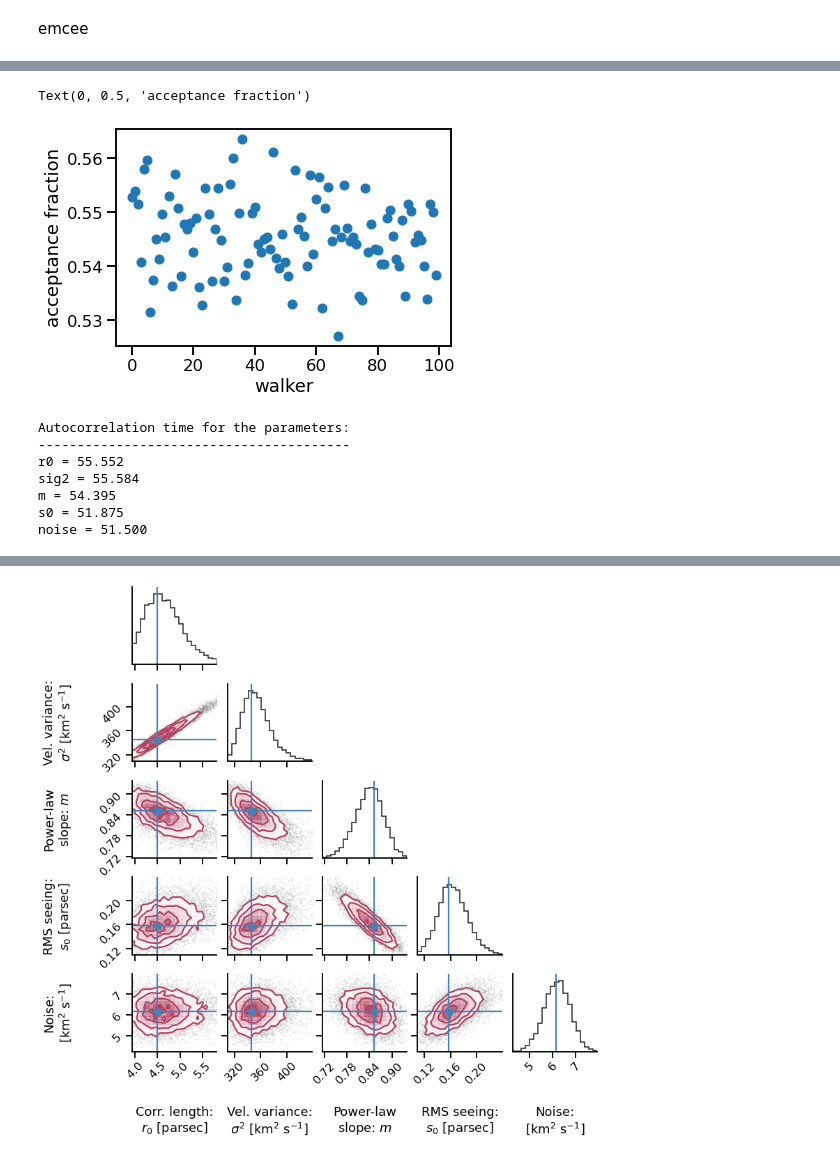
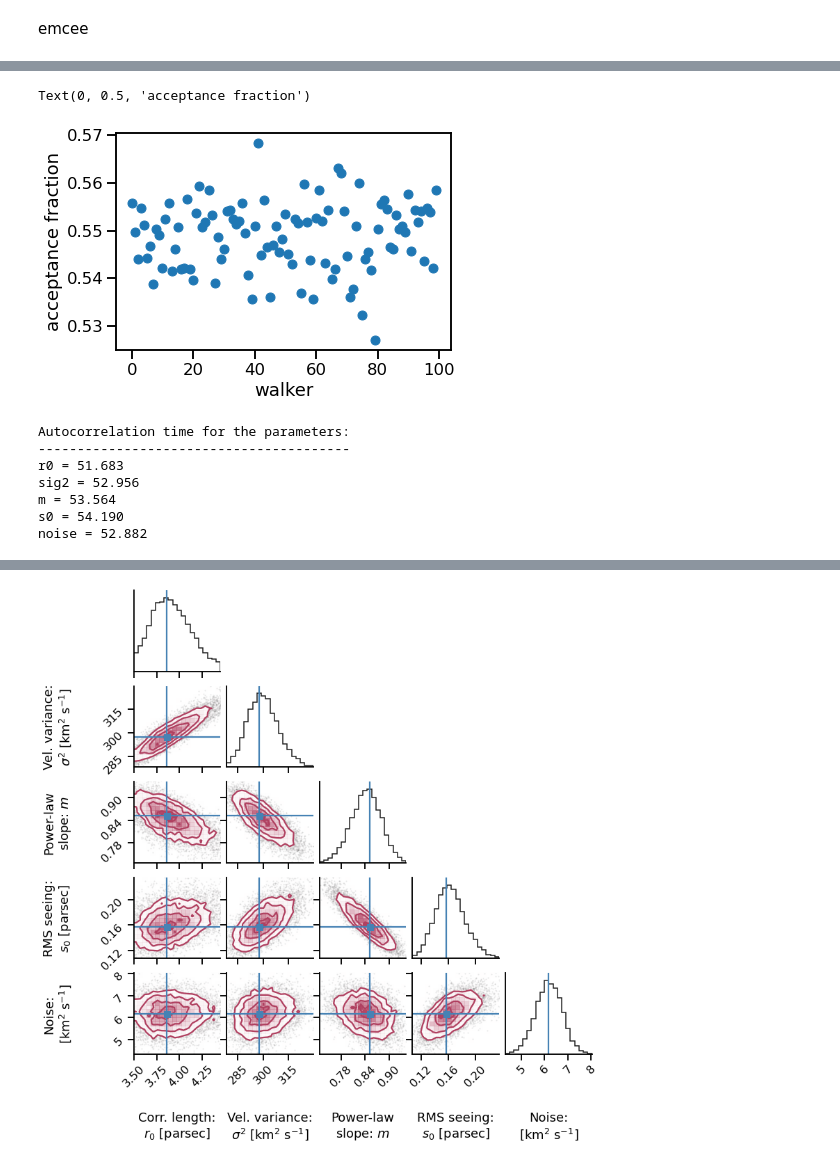
Before and after one commit to JavGVastro/PhD.Paper, a Jupyter notebook: CIDor.ipynb, the cells around one changed output, grey strips where cells are left out. Drawn from its saved outputs; the diff is of its cells as text; code cells hidden in the pictures.

Commit message:
Re-run emcee for 30 Dor

```diff
--- a/CIDor.ipynb
+++ b/CIDor.ipynb
@@ -41,6 +42,6 @@ B[K] = np.mean(B[:K])
 r = r[K:]
 B = B[K:]
 # %%
-model = lmfit.Model(bfunc.bfunc04s)
+model = lmfit.Model(bfunc.bfunc03s)
 model.param_names
 # %% [output]
@@ -56,13 +57,15 @@ model.set_param_hint("sig2", value=0.5 * B.max(), min=0.25 * B.max(), max=2 * B.
 model.set_param_hint("m", value=1.0, min=0.5, max=2.0)
 
 # Seeing RMS between 0.1 and 1.5 arcsec
-model.set_param_hint("s0", value=0.5 * pc_per_arcsec, min=0.1 * pc_per_arcsec, max=1.5 * pc_per_arcsec)
+model.set_param_hint(
+    "s0", value=0.5 * pc_per_arcsec, min=0.1 * pc_per_arcsec, max=1.5 * pc_per_arcsec
+)
 
 # Noise cannot be much larger than smallest B(r)
 model.set_param_hint("noise", value=0.5 * B.min(), min=0.0, max=3 * B.min())
 
 # box_size is fixed
-model.set_param_hint("box_size", value=box_size, vary=False)
+# model.set_param_hint("box_size", value=box_size, vary=False)
 # %%
 pd.DataFrame(model.param_hints)
 # %% [output]
@@ -148,14 +151,20 @@ sns.despine();
 # %% [markdown]
 emcee
 # %%
-emcee_kws = dict(steps=5000, burn=500, thin=50, is_weighted=True,
-                 progress=False, workers=16)
+emcee_kws = dict(
+    steps=5000, burn=500, thin=50, is_weighted=True, progress=False, workers=16
+)
 emcee_params = result.params.copy()
 # emcee_params.add('__lnsigma', value=np.log(0.1), min=np.log(0.001), max=np.log(2.0))
 # %%
 result_emcee = model.fit(
-    data=B[to_fit], r=r[to_fit], weights=weights[to_fit], params=emcee_params, method='emcee',
-    nan_policy='omit', fit_kws=emcee_kws,
+    data=B[to_fit],
+    r=r[to_fit],
+    weights=weights[to_fit],
+    params=emcee_params,
+    method="emcee",
+    nan_policy="omit",
+    fit_kws=emcee_kws,
 )
 # %%
 result_emcee
@@ -192,28 +200,30 @@ Correlations (unreported correlations are < 0.100)
 # %%
-plt.plot(result_emcee.acceptance_fraction, 'o')
-plt.xlabel('walker')
-plt.ylabel('acceptance fraction')
+plt.plot(result_emcee.acceptance_fraction, "o")
+plt.xlabel("walker")
+plt.ylabel("acceptance fraction")
 # %% [output]
 Text(0, 0.5, 'acceptance fraction')
-[figure, old version]
+[figure, new version]
 # %%
 if hasattr(result_emcee, "acor"):
     print("Autocorrelation time for the parameters:")
     print("----------------------------------------")
     for i, p in enumerate(result_emcee.params):
         try:
-            print(f'{p} = {result_emcee.acor[i]:.3f}')
+            print(f"{p} = {result_emcee.acor[i]:.3f}")
         except IndexError:
             pass
 # %% [output]
 Autocorrelation time for the parameters:
 ----------------------------------------
-r0 = 55.552
-sig2 = 55.584
-m = 54.395
-s0 = 51.875
-noise = 51.500
+r0 = 51.683
+sig2 = 52.956
+m = 53.564
+s0 = 54.190
+noise = 52.882
 # %%
-bplot.corner_plot(result_emcee, result, name, data, data_ranges=[0.95, 0.99, 0.995, 0.995, 0.999]);
-#data_ranges=[0.95, 0.99, 0.995, 0.995, 0.999]
+bplot.corner_plot(
+    result_emcee, result, name, data, data_ranges=[0.95, 0.99, 0.995, 0.995, 0.999]
+)
+# data_ranges=[0.95, 0.99, 0.995, 0.995, 0.999]
 # %% [output]
@@ -220,2 +231,2 @@ bplot.corner_plot(result_emcee, result, name, data, data_ranges=[0.95, 0.99, 0.9
-[figure, old version]
+[figure, new version]
 # %%
```
Also changed, not shown: parts of 18 cells of this notebook, 6 other files.
